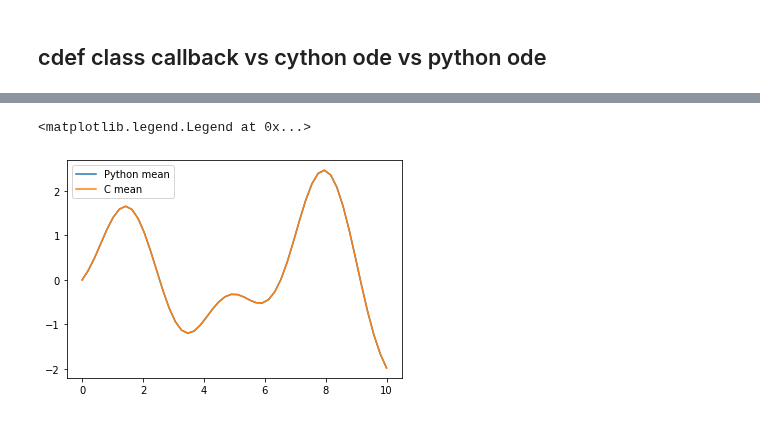
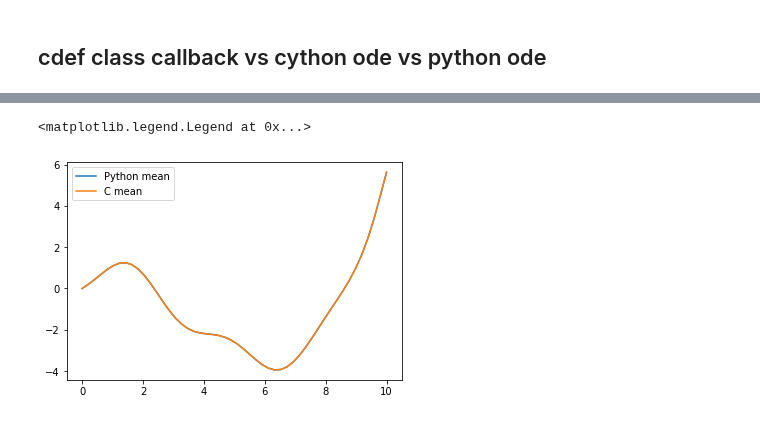
Before and after one commit to mlysy/rodeo-legacy, a Jupyter notebook: cython/KalmanODE.ipynb, the cells around one changed output, grey strips where cells are left out. Drawn from its saved outputs; the diff is of its cells as text; code cells hidden in the pictures.

Commit message:
Added KalmanODE_py and lorenz63 example

```diff
--- a/cython/KalmanODE.ipynb
+++ b/cython/KalmanODE.ipynb
@@ -159,12 +83,12 @@ kalmanode.z_states = z_states
 kalman_sim, kalman_mu, kalman_var, = kalmanode.solve(x0_state, mv=True, sim=True)
 # %%
 tseq = np.linspace(tmin, tmax, n_steps)
-plt.plot(tseq, python_mu[:, 1], label = 'Python mean')
-plt.plot(tseq, kalman_mu[:, 1], label = 'C mean')
+plt.plot(tseq, kalman_py_sim[:, 1], label = 'Python mean')
+plt.plot(tseq, kalman_sim[:, 1], label = 'C mean')
 plt.legend(loc='upper left')
 # %% [output]
 <matplotlib.legend.Legend at 0x...>
-[figure, old version]
+[figure, new version]
 # %%
 kalman_cy = %timeit -o -n 100 _, _, _ = kalmanode.solve(x0_state, mv=True, sim=True)
 # %% [output]
```
Also changed, not shown: parts of 23 cells of this notebook, 7 other files.
